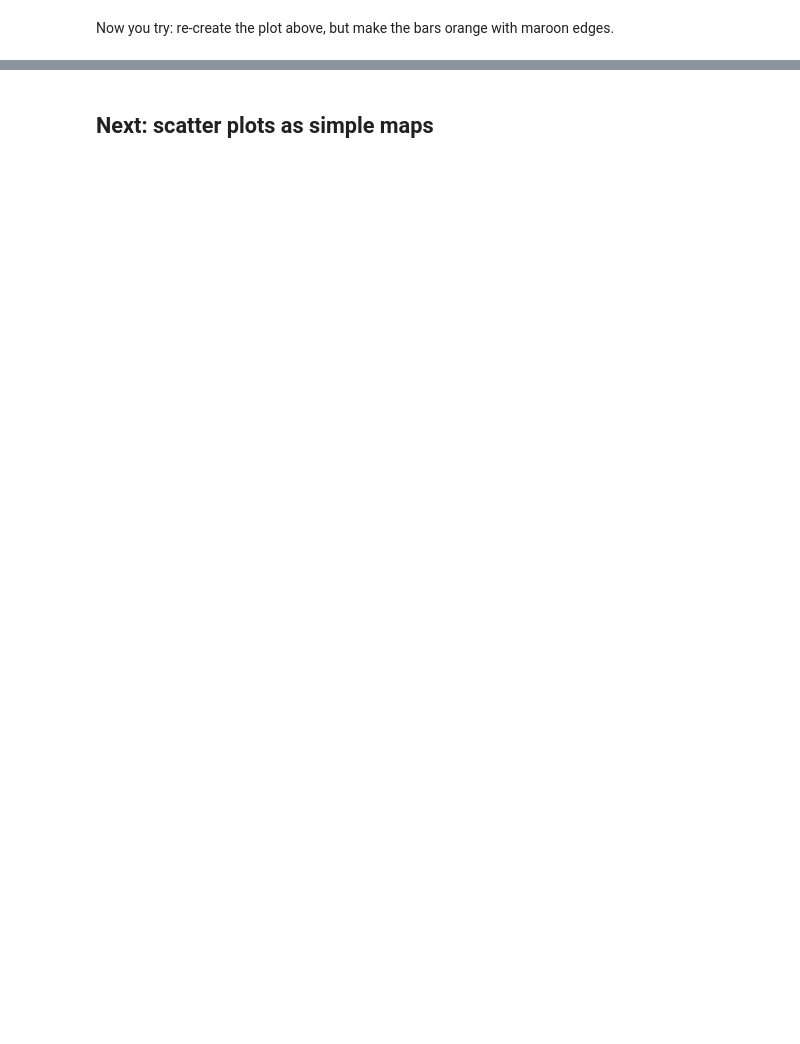
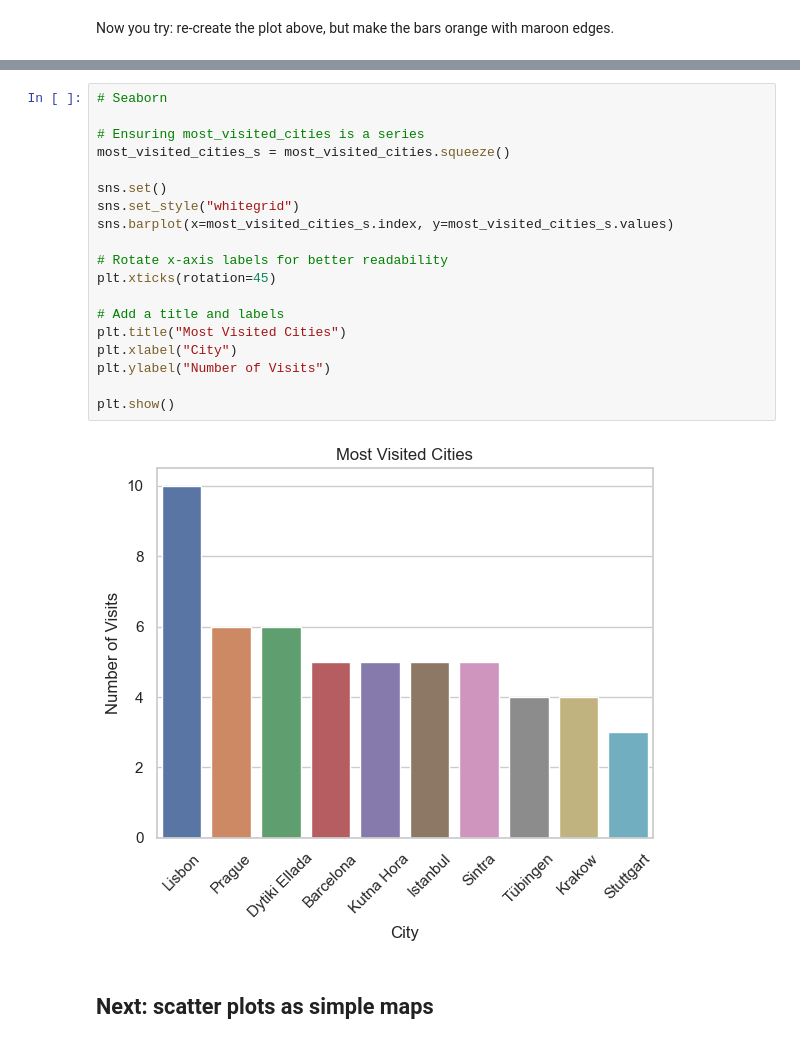
Before and after one commit to qszhao/PTUA2024, a Jupyter notebook: Lab06/Lab06_Visualization.ipynb, the cells around one changed output, grey strips where cells are left out. Saved outputs shown, nothing was run; the diff lists cells and outputs as text; blank space fills up the shorter version.

```diff
--- a/Lab06/Lab06_Visualization.ipynb
+++ b/Lab06/Lab06_Visualization.ipynb
@@ -55,3 +107,24 @@ Now you try: re-create the plot above, but make the bars orange with maroon edge
+# %%
+# Seaborn
+
+# Ensuring most_visited_cities is a series
+most_visited_cities_s = most_visited_cities.squeeze()
+
+sns.set()
+sns.set_style("whitegrid")
+sns.barplot(x=most_visited_cities_s.index, y=most_visited_cities_s.values)
+
+# Rotate x-axis labels for better readability
+plt.xticks(rotation=45)
+
+# Add a title and labels
+plt.title("Most Visited Cities")
+plt.xlabel("City")
+plt.ylabel("Number of Visits")
+
+plt.show()
+# %% [output]
+[figure, added]
 # %% [markdown]
 ## Next: scatter plots as simple maps
 # %%
```
Also changed, not shown: parts of 14 cells of this notebook.
